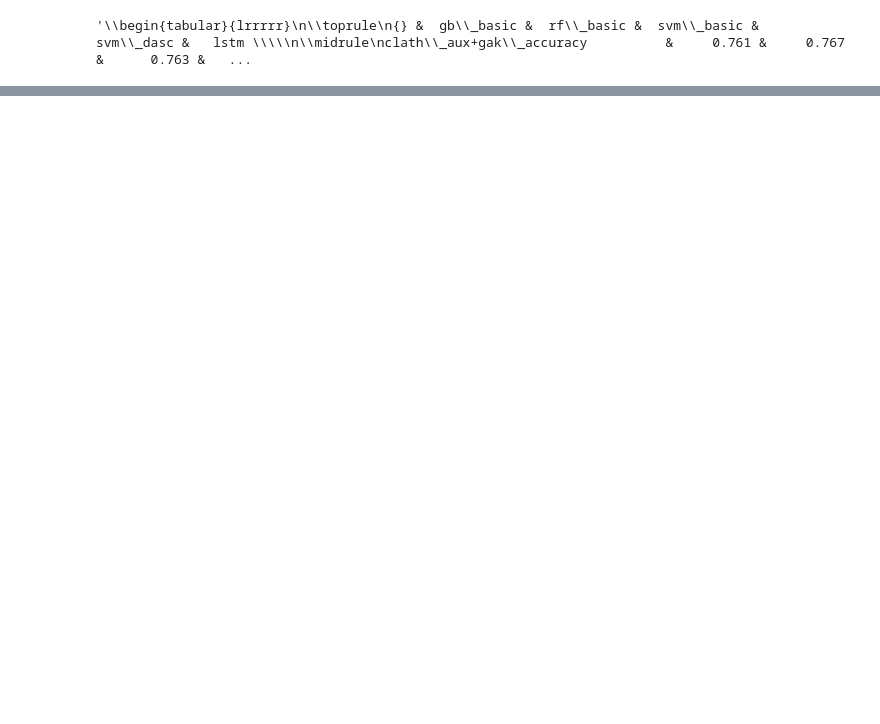
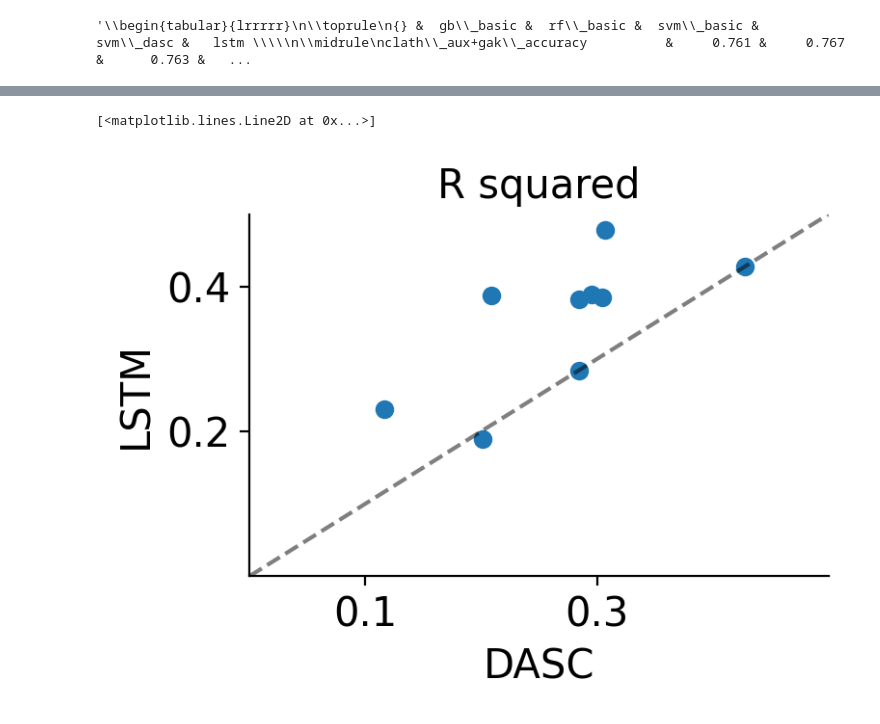
Before and after one commit to Yu-Group/molecular-partner-prediction, a Jupyter notebook: reports/full_data_results.ipynb, the cells around one changed output, grey strips where cells are left out. Saved outputs shown, nothing was run; the diff lists cells and outputs as text; code cells hidden in the pictures; blank space fills up the shorter version.

```diff
--- a/reports/full_data_results.ipynb
+++ b/reports/full_data_results.ipynb
@@ -38,0 +58,16 @@ res
+# %%
+res = res[[c for c in res.columns if c.endswith('r2')]]
+# %%
+plt.figure(dpi=200, figsize=(4, 3))
+plt.scatter(res.loc['svm_dasc'].values, res.loc['lstm'].values)
+plt.xlim((0, 0.5))
+plt.ylim((0, 0.5))
+plt.xticks([0.1, 0.3])
+plt.yticks([0.2, 0.4])
+plt.xlabel("DASC")
+plt.ylabel("LSTM")
+plt.title("R squared", fontsize=15)
+plt.plot((0, 0.5), (0, 0.5), '--', color='k', alpha=.5)
+# %% [output]
+[<matplotlib.lines.Line2D at 0x...>]
+[figure, added]
```
Also changed, not shown: parts of 6 cells of this notebook, 3 other files.
